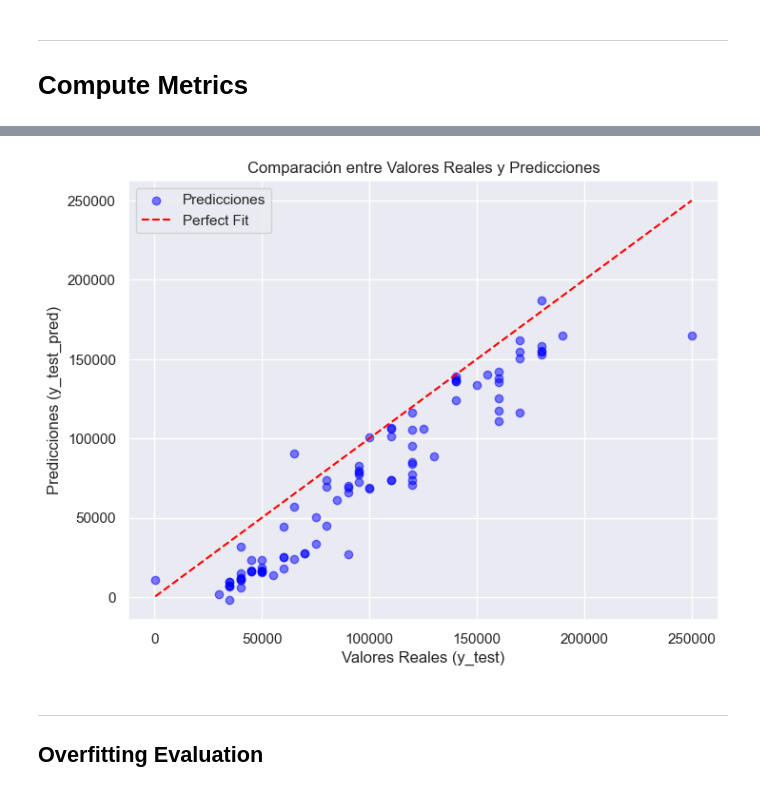
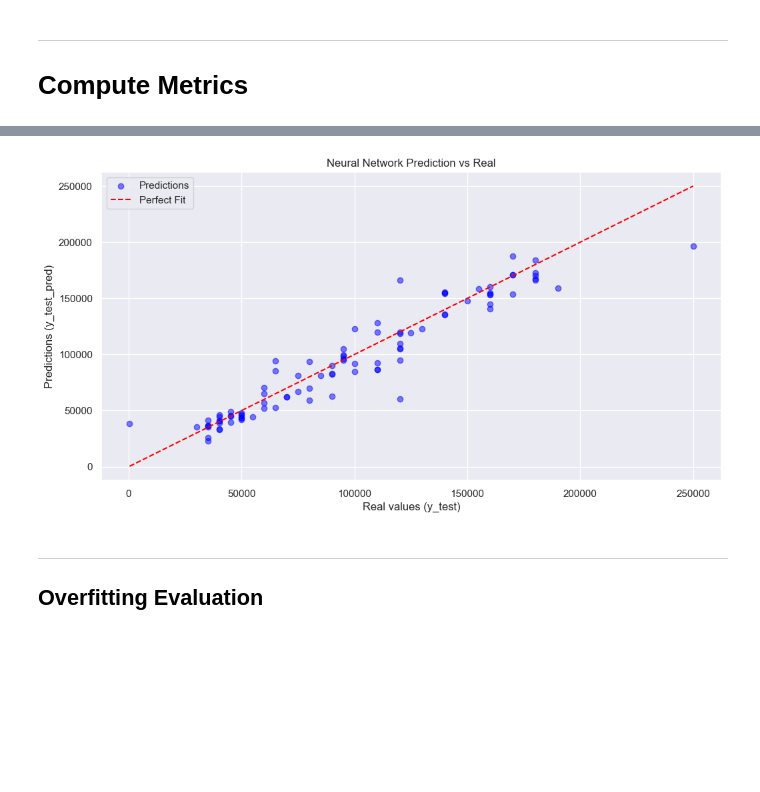
Before and after one commit to HLussiatti/SalaryForecast, a Jupyter notebook: notebooks/3. ML_Model.ipynb, the cells around one changed output, grey strips where cells are left out. Saved outputs shown, nothing was run; the diff lists cells and outputs as text; code cells hidden in the pictures; blank space fills up the shorter version.

```diff
--- a/notebooks/3. ML_Model.ipynb
+++ b/notebooks/3. ML_Model.ipynb
@@ -39,11 +29,8 @@ from scipy.stats import bootstrap
 ---
 ## Load data
 # %%
-# Original dataset after ETL
-df = pd.read_csv('..\\datasets\\2. Processed Dataset\\result.csv')
-df = df.drop(columns=["id"], errors="ignore")
-# Normalized and PCA dataset + One-Hotenconded
-df_pca = pd.read_csv('..\\datasets\\2. Processed Dataset\\pca_result.csv')
+# Load PCA, Normalized + One-Hotenconded
+df = pd.read_csv('..\\datasets\\2. Processed Dataset\\pca_result.csv')
 # %% [markdown]
 ---
 # Compute Metrics
@@ -160,20 +124,19 @@ df_results
 # %%
-# Obtener predicciones escaladas
-y_test_pred_scaled = best_models["Neural Network"].predict(X_test)
-
-# Aplicar transformación inversa
+# Prediction for best performing model
+y_test_pred_scaled = best_models["XGBoost"].predict(X_test)
 y_test_pred = scaler_y.inverse_transform(y_test_pred_scaled.reshape(-1, 1)).ravel()
 
-plt.figure(figsize=(8, 6))
-plt.scatter(y_test, y_test_pred, alpha=0.5, color='blue', label="Predicciones")
+# Test vs Pred comparison
+plt.figure(figsize=(12, 6))
+plt.scatter(y_test, y_test_pred, alpha=0.5, color='blue', label="Predictions")
 plt.plot([y_test.min(), y_test.max()], [y_test.min(), y_test.max()], color='red', linestyle='--', label="Perfect Fit")
-plt.xlabel("Valores Reales (y_test)")
-plt.ylabel("Predicciones (y_test_pred)")
-plt.title("Comparación entre Valores Reales y Predicciones")
+plt.xlabel("Real values (y_test)")
+plt.ylabel("Predictions (y_test_pred)")
+plt.title("Neural Network Prediction vs Real")
 plt.legend()
 plt.show()
 # %% [output]
-[figure, old version]
+[figure, new version]
 # %% [markdown]
 ---
 ## Overfitting Evaluation
```
Also changed, not shown: parts of 19 cells of this notebook, 10 other files.
